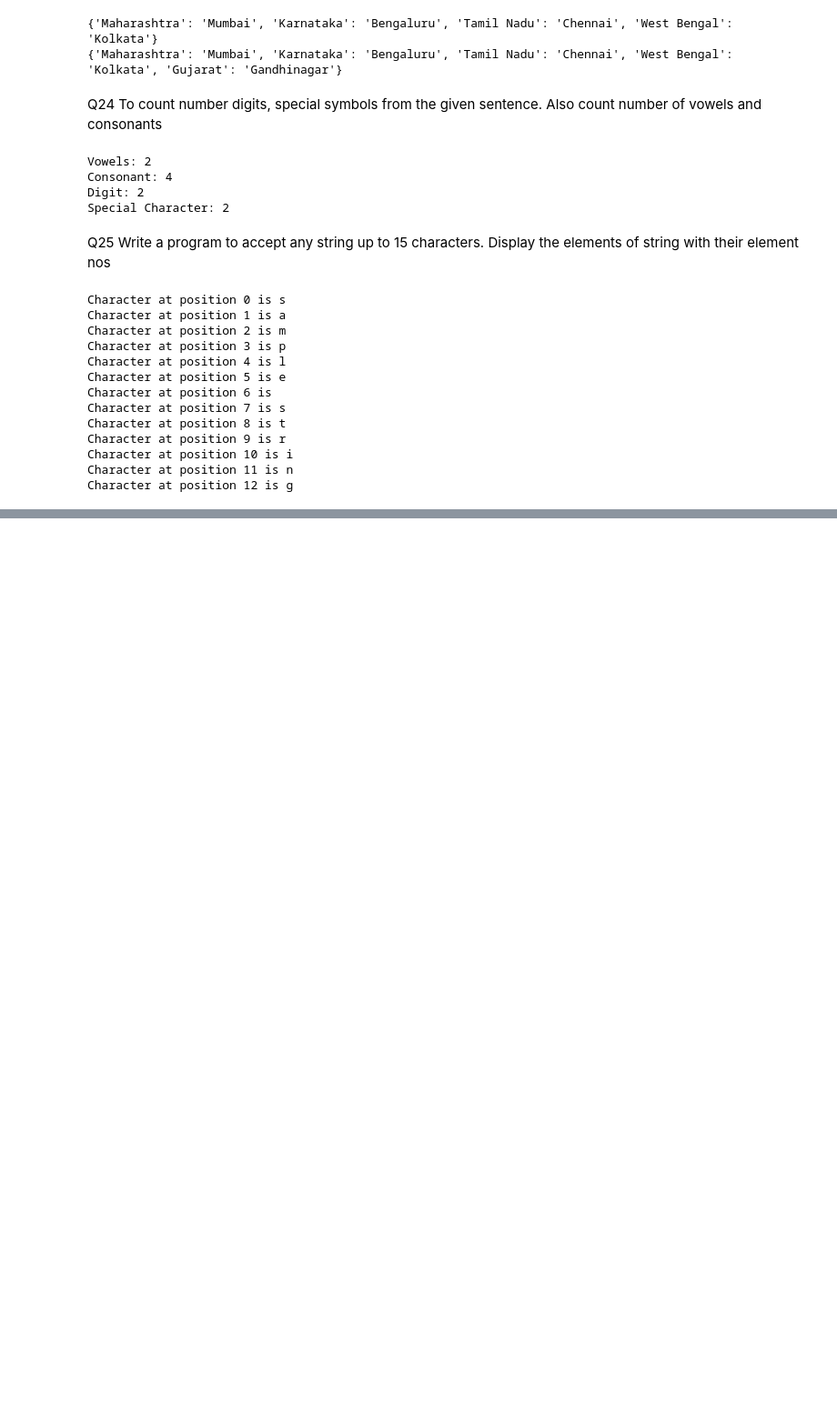
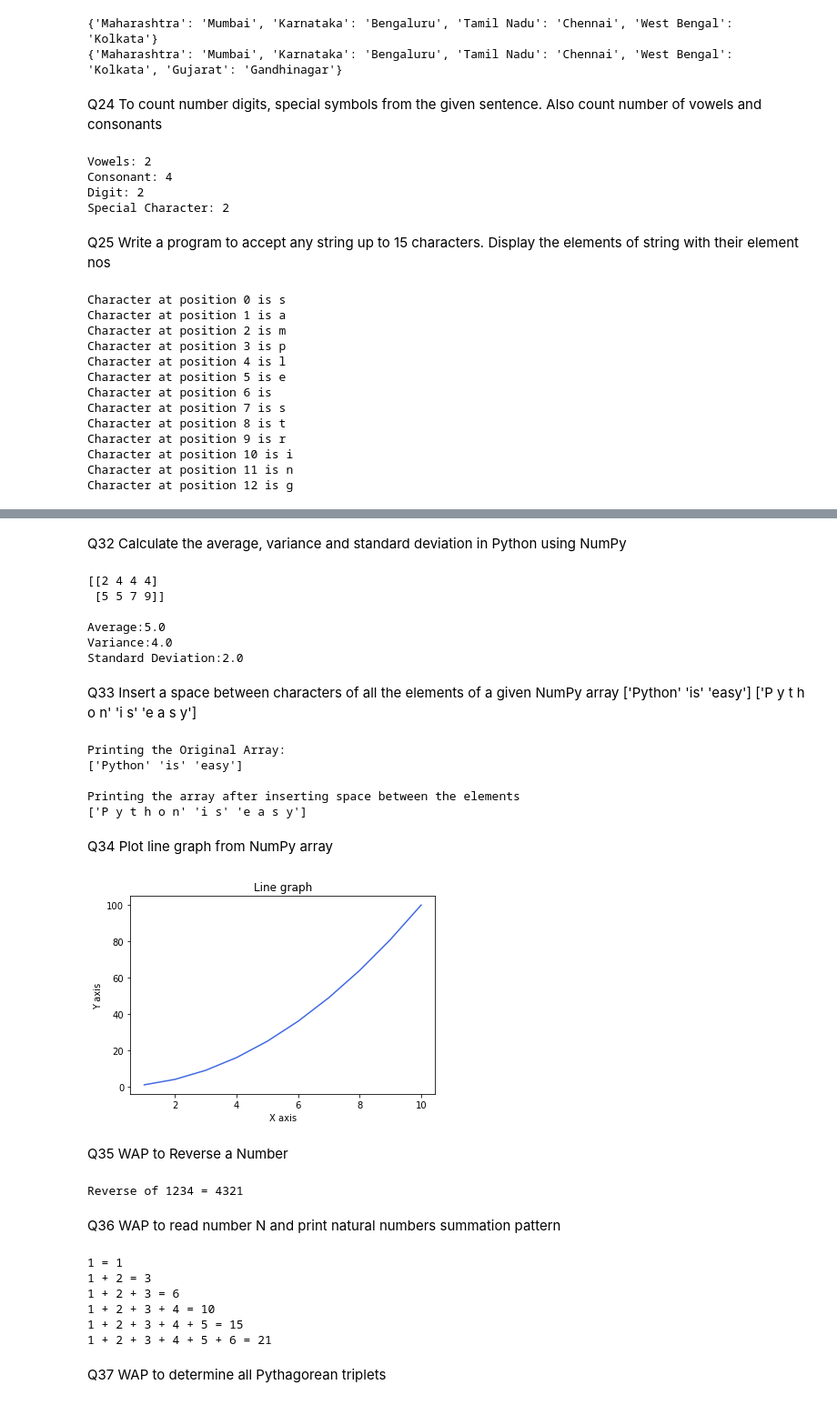
Before and after one commit to gemini30/py-pracs-cllg, a Jupyter notebook: PythonPracExam.ipynb, the cells around one changed output, grey strips where cells are left out. Shown at 91% size. Saved outputs shown, nothing was run; the diff lists cells and outputs as text; code cells hidden in the pictures; blank space fills up the shorter version.

```diff
--- a/PythonPracExam.ipynb
+++ b/PythonPracExam.ipynb
@@ -306,0 +424,78 @@ Character at position 12 is g
+# %% [markdown]
+Q32 Calculate the average, variance and standard deviation in Python using NumPy
+# %%
+arr = np.array([[2,4,4,4],[5,5,7,9]])
+print(arr)
+print(f'\nAverage:{np.average(arr)}')
+print(f'Variance:{np.var(arr)}')
+print(f'Standard Deviation:{np.std(arr)}')
+# %% [output]
+[[2 4 4 4]
+ [5 5 7 9]]
+
+Average:5.0
+Variance:4.0
+Standard Deviation:2.0
+# %% [markdown]
+Q33 Insert a space between characters of all the elements of a given NumPy array ['Python' 'is' 'easy'] ['P y t h o n' 'i s' 'e a s y']
+# %%
+x = np.array(['Python','is','easy'],dtype=np.str_)
+print("Printing the Original Array:")
+print(x)
+spaced = np.char.join(' ',x)
+print("\nPrinting the array after inserting space between the elements")
+print(spaced)
+# %% [output]
+Printing the Original Array:
+['Python' 'is' 'easy']
+
+Printing the array after inserting space between the elements
+['P y t h o n' 'i s' 'e a s y']
+# %% [markdown]
+Q34 Plot line graph from NumPy array
+# %%
+import matplotlib.pyplot as plt
+# data to be plotted
+x = np.arange(1,11)
+y = x * x
+# plotting
+plt.title("Line graph")
+plt.xlabel("X axis")
+plt.ylabel("Y axis")
+plt.plot(x,y,color ="royalblue")
+plt.show()
+# %% [output]
+[figure, added]
+# %% [markdown]
+Q35 WAP to Reverse a Number
+# %%
+num = int(input("Enter a number to be reversed: "))
+revNum = 0
+ogNum = num
+while num>0:
+    revNum = revNum*10 + num%10
+    num//=10
+print(f"Reverse of {ogNum} = {revNum}")
+# %% [output]
+Reverse of 1234 = 4321
+# %% [markdown]
+Q36 WAP to read number N and print natural numbers summation pattern
+# %%
+number =int(input("Enter the Natural Number: "))
+for j in range(1,number+1):
+    a =[]
+    for i in range ( 1 , j+ 1 ):
+        print(i,sep=" ",end=" ")
+        if(i < j):
+            print("+",sep=" ",end=" ")
+        a.append(i)
+    print("=",sum(a))
+# %% [output]
+1 = 1
+1 + 2 = 3
+1 + 2 + 3 = 6
+1 + 2 + 3 + 4 = 10
+1 + 2 + 3 + 4 + 5 = 15
+1 + 2 + 3 + 4 + 5 + 6 = 21
+# %% [markdown]
+Q37 WAP to determine all Pythagorean triplets
```
Also changed, not shown: parts of 112 cells of this notebook, 3 other files.
